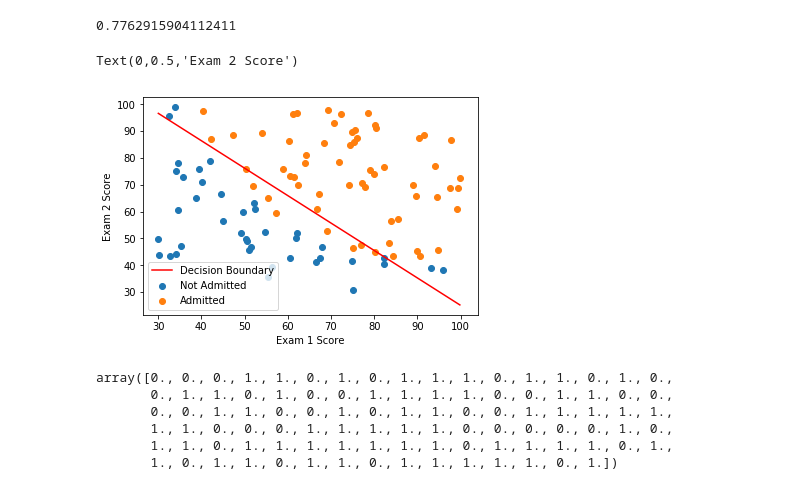
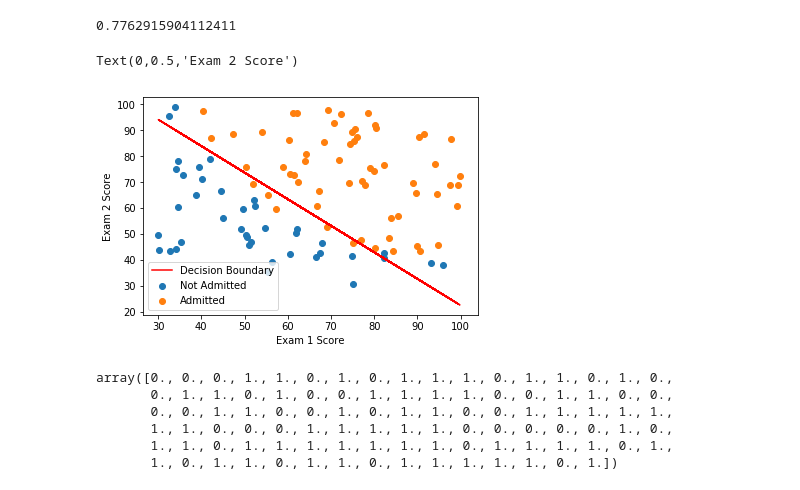
Before and after one commit to jcbaker1/Coursera, a Jupyter notebook: ML/machine-learning-ex2/ex2_python/ex2.ipynb, the cells around one changed output. Saved outputs shown, nothing was run; the diff lists cells and outputs as text; code cells hidden in the pictures.

```diff
--- a/ML/machine-learning-ex2/ex2_python/ex2.ipynb
+++ b/ML/machine-learning-ex2/ex2_python/ex2.ipynb
@@ -140,20 +140,14 @@ sigmoid(theta_opt.dot(x_test))
 # %%
 plt.scatter(df_data.E1[df_data.Label == 0], df_data.E2[df_data.Label == 0], label='Not Admitted')
 plt.scatter(df_data.E1[df_data.Label == 1], df_data.E2[df_data.Label == 1], label='Admitted')
-plt.plot( np.array([min(X[:, 1])
-                    , max(X[:, 1])])
-         , np.array([( 1 - 2*theta_opt[0] - 2*theta_opt[1]*min(X[:, 1]) ) / (2 * theta_opt[2])
-                     , ( 1 - 2*theta_opt[0] - 2*theta_opt[1]*max(X[:, 1]) ) / (2 * theta_opt[2])
-         ]), label = 'Decision Boundary', color='r')
-
-
+plt.plot( X[:, 1], -(theta_opt[0] + theta_opt[1]*X[:, 1])/theta_opt[2], label = 'Decision Boundary', color='r')
 
 plt.legend()
 plt.xlabel('Exam 1 Score')
 plt.ylabel('Exam 2 Score')
 # %% [output]
 Text(0,0.5,'Exam 2 Score')
-[figure, old version]
+[figure, new version]
 # %%
 def predict(theta, X):
     """
```
Also changed, not shown: parts of 14 cells of this notebook.
